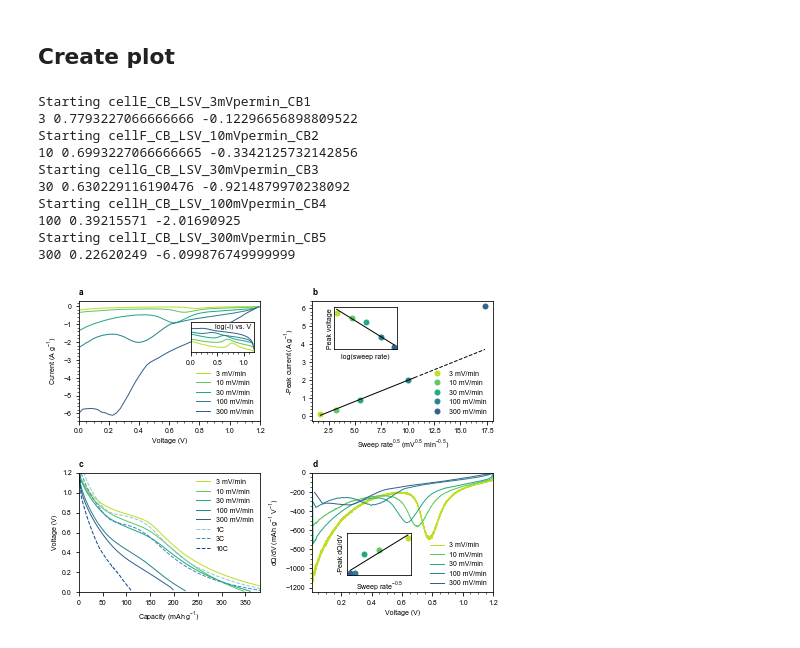
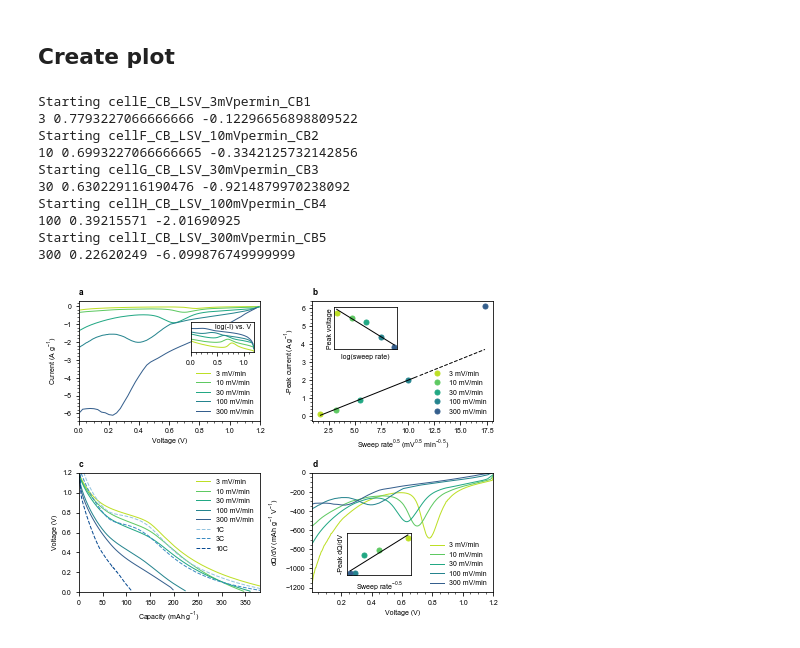
Before and after one commit to petermattia/first-cycle-SEI-on-carbon-black, a Jupyter notebook: LSV/LSV.ipynb, the cells around one changed output. Cells and saved outputs as stored; diff of their text form; code cells hidden in the pictures.

Commit message:
Use current / speed for scan rate instead of numerical derivative

```diff
--- a/LSV/LSV.ipynb
+++ b/LSV/LSV.ipynb
@@ -280,7 +280,8 @@ for k, file in enumerate(file_list):
         current = savgol_filter(current, 21, 1)
 
     # Get dQ/dV
-    dQdV = np.gradient(Q, voltage[:-1])
+    dQdV = current / speed
+    dQdV_derivative = np.gradient(Q, voltage[:-1])
 
 
     # Find index of peak current > 0.2 V
@@ -304,8 +305,13 @@ for k, file in enumerate(file_list):
                label=str(speed) + ' mV/min')
     ax[2].plot(Q, voltage[:-1], color=colors[k],
             label=str(speed) + ' mV/min')
-    ax[3].plot(voltage[:-1], dQdV, color=colors[k],
+    ax[3].plot(voltage, 60 / 3.6 * 1000 * current / speed, color=colors[k],
               label=str(speed) + ' mV/min')
+
+    # dQ/dV is numerically equivalent to current / sweep rate.
+    # You can confirm this with below lines
+    #ax[3].plot(voltage[:-1], dQdV_derivative, ':', color=colors[k],
+    #          label=str(speed) + ' mV/min')
 
     ax_inset0.semilogy(voltage, -current, color=colors[k])
     ax_inset1.semilogx(speed, E_peak, 'o', color=colors[k])
@@ -341,31 +347,31 @@ speeds_logspace = np.logspace(np.log10(speeds[0]), np.log10(speeds[-1]), 100)
 
 p1 = np.polyfit(speeds[:-1]**0.5, -I_peaks[:-1], 1)
 p2 = np.polyfit(np.log10(speeds), E_peaks, 1)
 p3 = np.polyfit(speeds**(-0.5), -dQdV_peaks, 1)
 
 ax[1].plot(speeds_logspace[:-20]**0.5, p1[0]*speeds_logspace[:-20]**0.5 + p1[1], 'k')
 ax[1].plot(speeds_logspace[-20:]**0.5, p1[0]*speeds_logspace[-20:]**0.5 + p1[1], '--', color='k')
 ax_inset1.semilogx(speeds_logspace, p2[0]*np.log10(speeds_logspace) + p2[1], 'k')
 ax_inset3.plot(speeds_logspace**(-0.5), p3[0]*speeds_logspace**(-0.5) + p3[1], 'k')
 
 ax_inset0.get_yaxis().set_ticks([])
 ax_inset1.get_xaxis().set_ticks([])
 ax_inset1.minorticks_off()
 ax_inset1.get_yaxis().set_ticks([])
 ax_inset3.get_xaxis().set_ticks([])
 ax_inset3.get_yaxis().set_ticks([])
 
 plt.tight_layout()
 plt.savefig(figpath / 'LSVv2.eps', bbox_inches='tight', format='eps')
 # %% [output]
 Starting cellE_CB_LSV_3mVpermin_CB1
 3 0.7793227066666666 -0.12296656898809522
 Starting cellF_CB_LSV_10mVpermin_CB2
 10 0.6993227066666665 -0.3342125732142856
 Starting cellG_CB_LSV_30mVpermin_CB3
 30 0.630229116190476 -0.9214879970238092
 Starting cellH_CB_LSV_100mVpermin_CB4
 100 0.39215571 -2.01690925
 Starting cellI_CB_LSV_300mVpermin_CB5
 300 0.22620249 -6.099876749999999
-[figure, old version]
+[figure, new version]
```
Also changed, not shown: 1 other file.
